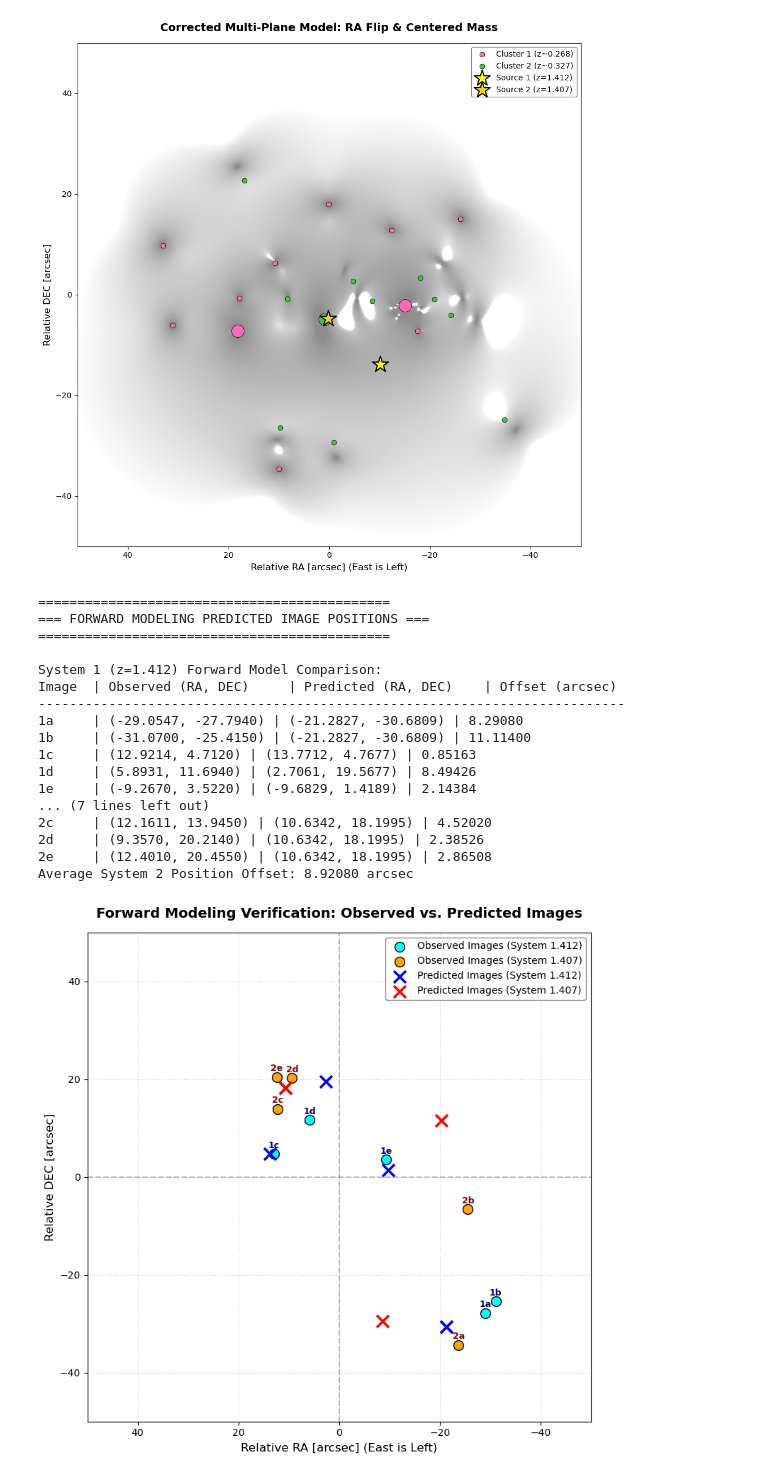
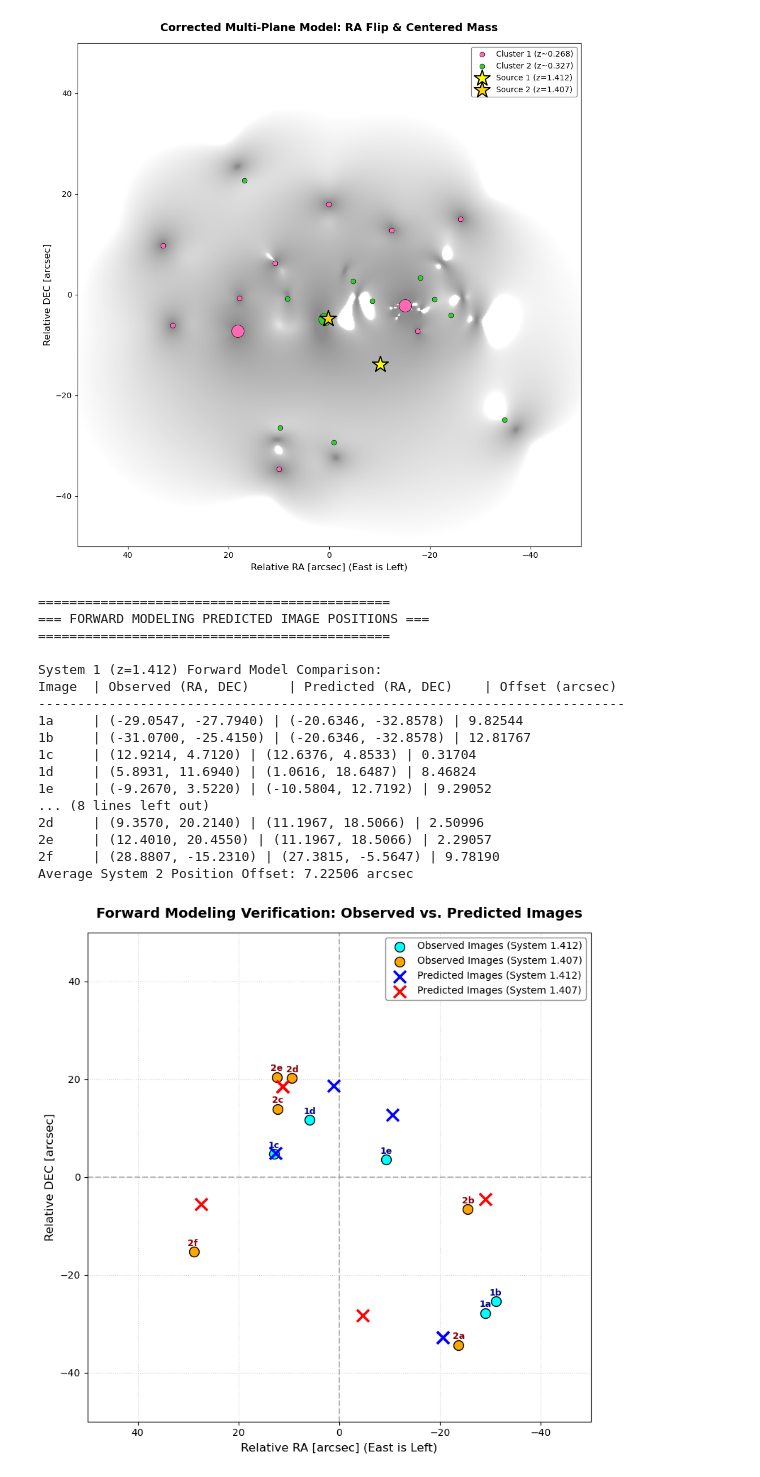
Before and after one commit to julz-tea-scl/Final-Year-Project, a Jupyter notebook: Lensastronomy trial.ipynb, the cells around one changed output. Drawn from its saved outputs; the diff is of its cells as text; code cells hidden in the pictures.

```diff
--- a/Lensastronomy trial.ipynb
+++ b/Lensastronomy trial.ipynb
@@ -578,7 +578,7 @@ plt.show()
 [figure]
 # %%
 # ===========================================================================
-# 8. FORWARD MODELING & IMAGE RECONSTRUCTION
+# 8. FORWARD MODELING & IMAGE RECONSTRUCTION (UPDATED FOR 6-IMAGE SYSTEM 2)
 # ===========================================================================
 from lenstronomy.LensModel.Solver.lens_equation_solver import LensEquationSolver
 
@@ -588,12 +588,12 @@ print("\n" + "="*45 + "\n=== FORWARD MODELING PREDICTED IMAGE POSITIONS ===\n" +
 source_x1, source_y1 = np.mean(src1_ra_opt), np.mean(src1_dec_opt)
 source_x2, source_y2 = np.mean(src2_ra_opt), np.mean(src2_dec_opt)
 
-# Initialize the LensEquationSolver for both system redshifts
+# Initialize the LensEquationSolver for both system redshifts [1]
 solver1 = LensEquationSolver(lensModel_s1)
 solver2 = LensEquationSolver(lensModel_s2)
 
-# Solve the lens equation to find where the lensed images should appear.
-# We use a wide search window (search_window=100) to ensure we capture all images across the 50x50 arcsec field.
+# Solve the lens equation to find where the lensed images should appear [1]
+# We use a wide search window (search_window=100) to ensure we capture all images across the 50x50 arcsec field [2].
 pred_x1, pred_y1 = solver1.image_position_from_source(
     source_x1, source_y1, kwargs_lens_opt, search_window=100, x_center=0, y_center=0
 )
@@ -601,7 +601,7 @@ pred_x2, pred_y2 = solver2.image_position_from_source(
     source_x2, source_y2, kwargs_lens_opt, search_window=100, x_center=0, y_center=0
 )
 
-# Helper function to match predicted images to their nearest observed counterpart
+# Helper function to match predicted images to their nearest observed counterpart [3]
 def get_matched_predictions(x_obs, y_obs, x_pred, y_pred):
     matched_x, matched_y = [], []
     for xo, yo in zip(x_obs, y_obs):
@@ -611,17 +611,13 @@ def get_matched_predictions(x_obs, y_obs, x_pred, y_pred):
         matched_y.append(y_pred[idx])
     return np.array(matched_x), np.array(matched_y)
 
-# Slice observed System 2 to 5 images to match the 5-image configuration of fig1.png
-x_img2_sliced = x_img2.iloc[:5] if hasattr(x_img2, "iloc") else x_img2[:5]
-y_img2_sliced = y_img2.iloc[:5] if hasattr(y_img2, "iloc") else y_img2[:5]
+# Match the solver's predicted positions to the observed image indexing (no slicing!)
+matched_x1, matched_y1 = get_matched_predictions(x_img1, y_img1, pred_x1, pred_y1)
+matched_x2, matched_y2 = get_matched_predictions(x_img2, y_img2, pred_x2, pred_y2)
 
-# Match the solver's predicted positions to the observed image indexing
-matched_x1, matched_y1 = get_matched_predictions(x_img1, y_img1, pred_x1, pred_y1)
-matched_x2, matched_y2 = get_matched_predictions(x_img2_sliced, y_img2_sliced, pred_x2, pred_y2)
-
-# Calculate astrometric offsets (residuals) between predictions and observed data
+# Calculate astrometric offsets (residuals) between predictions and observed data [4]
 residuals1 = np.sqrt((matched_x1 - x_img1)**2 + (matched_y1 - y_img1)**2)
-residuals2 = np.sqrt((matched_x2 - x_img2_sliced)**2 + (matched_y2 - y_img2_sliced)**2)
+residuals2 = np.sqrt((matched_x2 - x_img2)**2 + (matched_y2 - y_img2)**2)
 
 # Print tabular comparison results
 print("\nSystem 1 (z=1.412) Forward Model Comparison:")
@@ -634,63 +630,64 @@ print(f"Average System 1 Position Offset: {np.mean(residuals1):.5f} arcsec")
 print("\nSystem 2 (z=1.407) Forward Model Comparison:")
 print(f"{'Image':<6} | {'Observed (RA, DEC)':<22} | {'Predicted (RA, DEC)':<22} | {'Offset (arcsec)':<15}")
 print("-" * 75)
-for i, name in enumerate(['2a', '2b', '2c', '2d', '2e']):
-    print(f"{name:<6} | ({x_img2_sliced[i]:.4f}, {y_img2_sliced[i]:.4f}) | ({matched_x2[i]:.4f}, {matched_y2[i]:.4f}) | {residuals2[i]:.5f}")
+for i, name in enumerate(['2a', '2b', '2c', '2d', '2e', '2f']):  # Added '2f'
+    print(f"{name:<6} | ({x_img2[i]:.4f}, {y_img2[i]:.4f}) | ({matched_x2[i]:.4f}, {matched_y2[i]:.4f}) | {residuals2[i]:.5f}")
 print(f"Average System 2 Position Offset: {np.mean(residuals2):.5f} arcsec")
 
 
 # ===========================================================================
-# 9. GRAPHICAL COMPARISON OF OBSERVED VS. PREDICTED IMAGES
+# 9. GRAPHICAL COMPARISON OF OBSERVED VS. PREDICTED IMAGES (UPDATED FOR 6 IMAGES)
 # ===========================================================================
+# Set up publication-quality plot using Matplotlib [5, 6]
 fig, ax = plt.subplots(figsize=(8, 8))
 
-# 1. Plot observed lensed images (cyan & orange solid circles)
+# 1. Plot observed lensed images (cyan & orange solid circles) [7]
 ax.scatter(x_img1, y_img1, color='cyan', marker='o', s=100, edgecolors='black', label='Observed Images (System 1.412)', zorder=3)
-ax.scatter(x_img2_sliced, y_img2_sliced, color='orange', marker='o', s=100, edgecolors='black', label='Observed Images (System 1.407)', zorder=3)
+ax.scatter(x_img2, y_img2, color='orange', marker='o', s=100, edgecolors='black', label='Observed Images (System 1.407)', zorder=3)
 
-# 2. Plot forward modeled predicted images (blue & red crosses)
+# 2. Plot forward modeled predicted images (blue & red crosses) [7]
 ax.scatter(matched_x1, matched_y1, color='blue', marker='x', s=150, linewidths=2.5, label='Predicted Images (System 1.412)', zorder=4)
 ax.scatter(matched_x2, matched_y2, color='red', marker='x', s=150, linewidths=2.5, label='Predicted Images (System 1.407)', zorder=4)
 
-# 3. Add text labels to observed points
+# 3. Add text labels to observed points [7]
 for i, name in enumerate(['1a', '1b', '1c', '1d', '1e']):
     ax.text(x_img1[i] + 1.2, y_img1[i] + 1.2, name, fontsize=9, fontweight='bold', color='darkblue')
-for i, name in enumerate(['2a', '2b', '2c', '2d', '2e']):
-    ax.text(x_img2_sliced[i] + 1.2, y_img2_sliced[i] + 1.2, name, fontsize=9, fontweight='bold', color='darkred')
+for i, name in enumerate(['2a', '2b', '2c', '2d', '2e', '2f']):  # Added '2f'
+    ax.text(x_img2[i] + 1.2, y_img2[i] + 1.2, name, fontsize=9, fontweight='bold', color='darkred')
 
 # Match the coordinate and orientation configurations of output.png
 ax.set_xlabel('Relative RA [arcsec] (East is Left)', fontsize=12)
 ax.set_ylabel('Relative DEC [arcsec]', fontsize=12)
 ax.set_title('Forward Modeling Verification: Observed vs. Predicted Images', fontsize=14, fontweight='bold', pad=15)
 ax.set_xlim(limit, -limit)  # Flip x-axis to maintain East is Left convention
 ax.set_ylim(-limit, limit)
 ax.axhline(0, color='gray', linestyle='--', alpha=0.5)
 ax.axvline(0, color='gray', linestyle='--', alpha=0.5)
 ax.grid(True, linestyle=':', alpha=0.6)
 ax.legend(loc='upper right', frameon=True, facecolor='white', edgecolor='gray', framealpha=0.9)
 
 plt.tight_layout()
-plt.savefig('forward_model_verification.png', dpi=300)
+plt.savefig('forward_model_verification.png', dpi=300) # Save file as PNG [6]
 plt.show()
 # %% [output]
 =============================================
 === FORWARD MODELING PREDICTED IMAGE POSITIONS ===
 =============================================
 
 System 1 (z=1.412) Forward Model Comparison:
 Image  | Observed (RA, DEC)     | Predicted (RA, DEC)    | Offset (arcsec)
 ---------------------------------------------------------------------------
-1a     | (-29.0547, -27.7940) | (-21.2827, -30.6809) | 8.29080
-1b     | (-31.0700, -25.4150) | (-21.2827, -30.6809) | 11.11400
-1c     | (12.9214, 4.7120) | (13.7712, 4.7677) | 0.85163
-1d     | (5.8931, 11.6940) | (2.7061, 19.5677) | 8.49426
-1e     | (-9.2670, 3.5220) | (-9.6829, 1.4189) | 2.14384
-... (7 lines left out)
-2c     | (12.1611, 13.9450) | (10.6342, 18.1995) | 4.52020
-2d     | (9.3570, 20.2140) | (10.6342, 18.1995) | 2.38526
-2e     | (12.4010, 20.4550) | (10.6342, 18.1995) | 2.86508
-Average System 2 Position Offset: 8.92080 arcsec
+1a     | (-29.0547, -27.7940) | (-20.6346, -32.8578) | 9.82544
+1b     | (-31.0700, -25.4150) | (-20.6346, -32.8578) | 12.81767
+1c     | (12.9214, 4.7120) | (12.6376, 4.8533) | 0.31704
+1d     | (5.8931, 11.6940) | (1.0616, 18.6487) | 8.46824
+1e     | (-9.2670, 3.5220) | (-10.5804, 12.7192) | 9.29052
+... (8 lines left out)
+2d     | (9.3570, 20.2140) | (11.1967, 18.5066) | 2.50996
+2e     | (12.4010, 20.4550) | (11.1967, 18.5066) | 2.29057
+2f     | (28.8807, -15.2310) | (27.3815, -5.5647) | 9.78190
+Average System 2 Position Offset: 7.22506 arcsec
-[figure, old version]
+[figure, new version]
 # %%
 import numpy as np
 import pandas as pd
```
Also changed, not shown: parts of 1 cell of this notebook, 2 other files.
